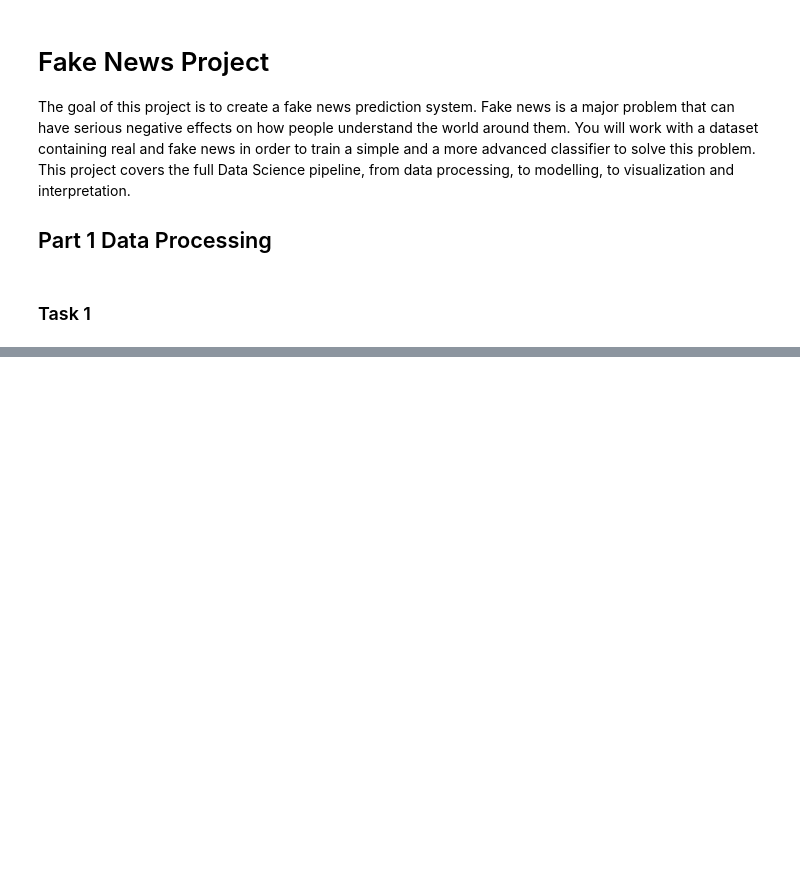
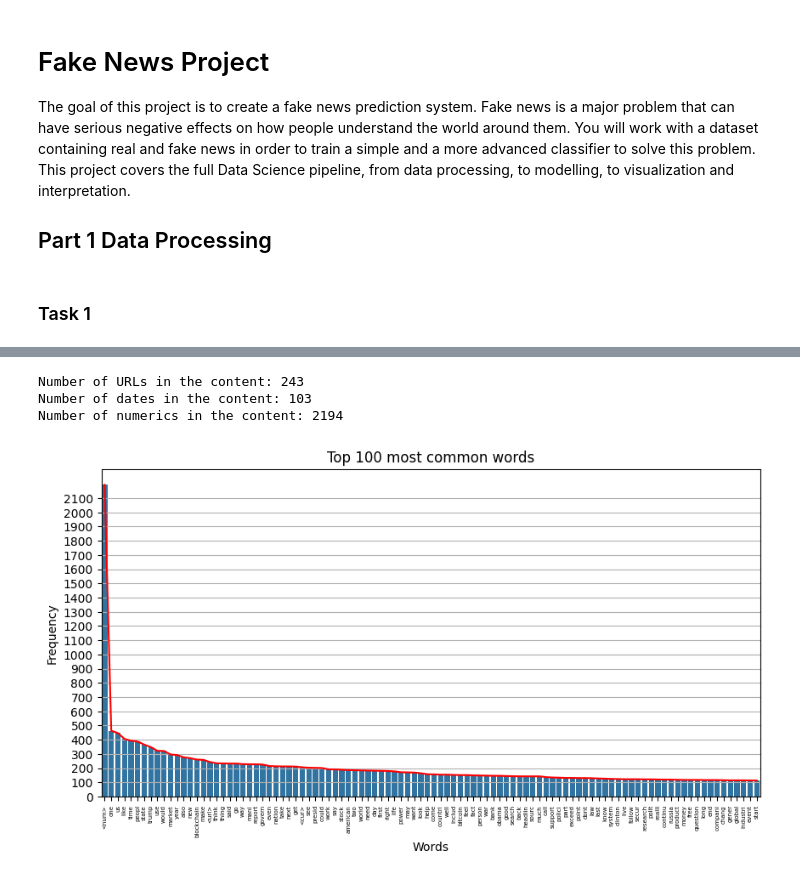
Before and after one commit to BogiSyderbo/FakeNewsProject, a Jupyter notebook: FakeNewsProject.ipynb, the cells around one changed output, grey strips where cells are left out. Cells and saved outputs as stored; diff of their text form; code cells hidden in the pictures; blank space fills up the shorter version.

```diff
--- a/FakeNewsProject.ipynb
+++ b/FakeNewsProject.ipynb
@@ -66,0 +119,21 @@ print(clean_df.tokenized[1])
+# %%
+import matplotlib.pyplot as plt
+import seaborn as sns
+# plot the frequency of the top n words
+def plot_freq(fq, top_n):
+  common_words = fq.most_common(top_n)
+  # convert the list of tuples to a dictionary
+  all_freq = dict(common_words)
+  # create a plot
+  # plot most be less than 2^16 pixels in each direction
+  plt.figure(figsize = (top_n*0.1, 5))
+  plt.xticks(rotation = 90,fontsize = 5)
+  plt.yticks(range(0, max(all_freq.values())+1, 100))
+  sns.lineplot(x = list(all_freq.keys()), y = list(all_freq.values()), color = 'red')
+  sns.barplot(x = list(all_freq.keys()), y = list(all_freq.values()))
+  plt.title(f'Top {top_n} most common words')
+  plt.xlabel('Words')
+  plt.ylabel('Frequency')
+  plt.grid(axis = 'y')
+  plt.show()
+  return
@@ -66,0 +157,16 @@ print(clean_df.tokenized[1])
+# %%
+
+url_freq = vocab.get("<url>",0)
+date_freq = vocab.get("<date>",0)
+num_freq = vocab.get("<num>",0)
+print(f"Number of URLs in the content: {url_freq}")
+print(f"Number of dates in the content: {date_freq}")
+print(f"Number of numerics in the content: {num_freq}")
+
+plot_freq(vocab, 100)
+# plot_freq1(vocab, 100)
+# %% [output]
+Number of URLs in the content: 243
+Number of dates in the content: 103
+Number of numerics in the content: 2194
+[figure, added]
```
Also changed, not shown: parts of 5 cells of this notebook.
